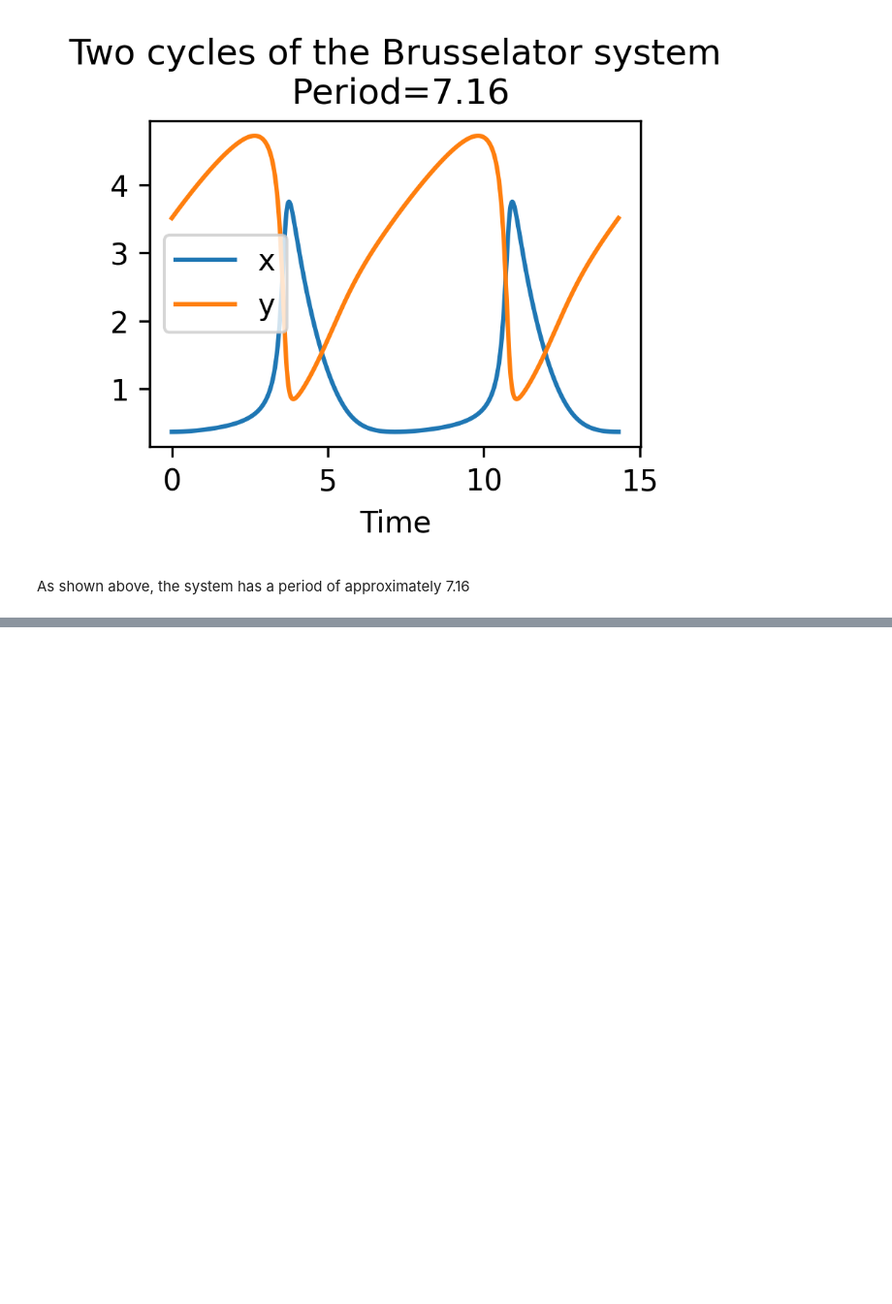
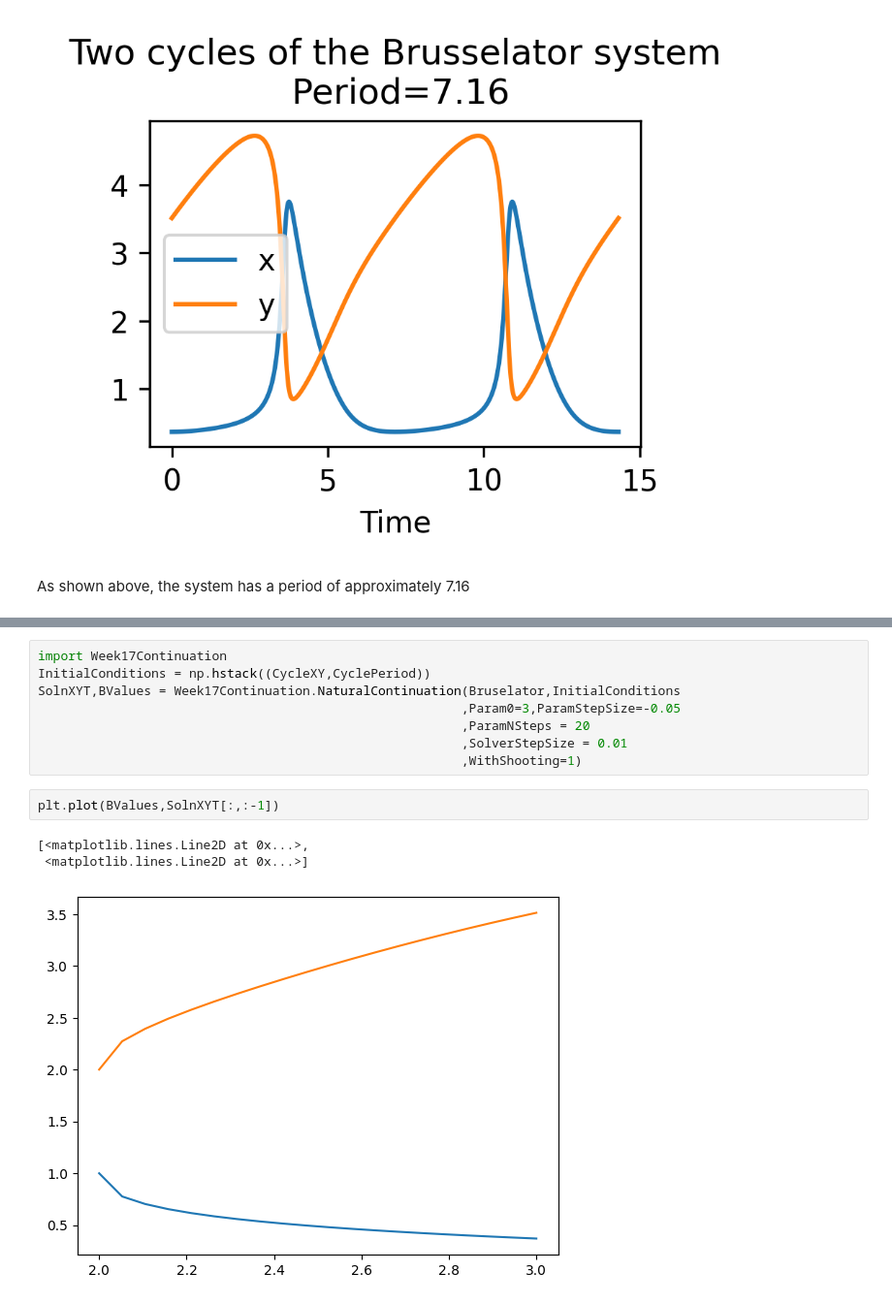
Before and after one commit to LudoOliver/emat30008, a Jupyter notebook: SciCompDemos.ipynb, the cells around one changed output, grey strips where cells are left out. Shown: that part at 97% size. Cells and saved outputs as stored; diff of their text form; blank space fills up the shorter version.

```diff
--- a/SciCompDemos.ipynb
+++ b/SciCompDemos.ipynb
@@ -62,0 +59,14 @@ import Week17Continuation
+# %%
+import Week17Continuation
+InitialConditions = np.hstack((CycleXY,CyclePeriod))
+SolnXYT,BValues = Week17Continuation.NaturalContinuation(Bruselator,InitialConditions
+                                                        ,Param0=3,ParamStepSize=-0.05
+                                                        ,ParamNSteps = 20
+                                                        ,SolverStepSize = 0.01
+                                                        ,WithShooting=1)
+# %%
+plt.plot(BValues,SolnXYT[:,:-1])
+# %% [output]
+[<matplotlib.lines.Line2D at 0x...>,
+ <matplotlib.lines.Line2D at 0x...>]
+[figure, added]
```
Also changed, not shown: parts of 5 cells of this notebook, 1 other file.
